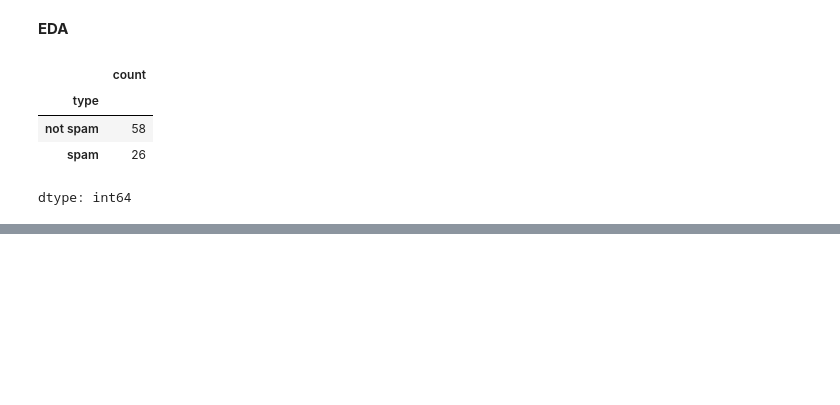
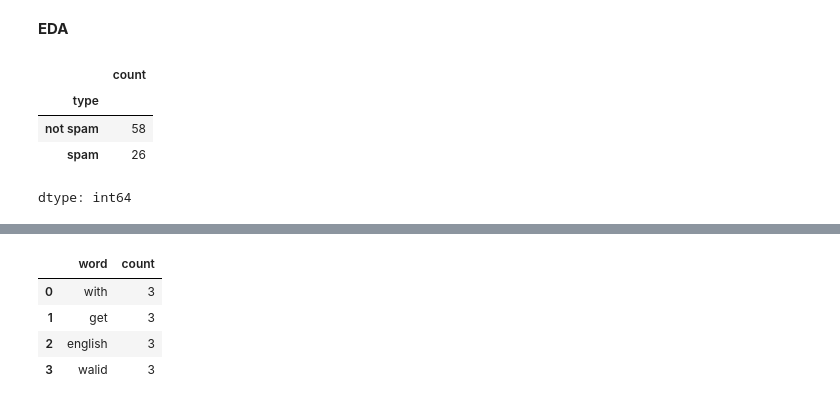
Before and after one commit to maggiecrowner/DS4002-Project1, a Jupyter notebook: DSProject1.ipynb, the cells around one changed output, grey strips where cells are left out. Cells and saved outputs as stored; diff of their text form; code cells hidden in the pictures; blank space fills up the shorter version.

```diff
--- a/DSProject1.ipynb
+++ b/DSProject1.ipynb
@@ -176,0 +172,8 @@ new_df.sort_values(by="Sum",ascending=False).head(20)
+# %%
+display(spam_title_counts)
+# %% [output]
+|  | word | count |
+| 0 | with | 3 |
+| 1 | get | 3 |
+| 2 | english | 3 |
+| 3 | walid | 3 |
```
Also changed, not shown: parts of 12 cells of this notebook.
